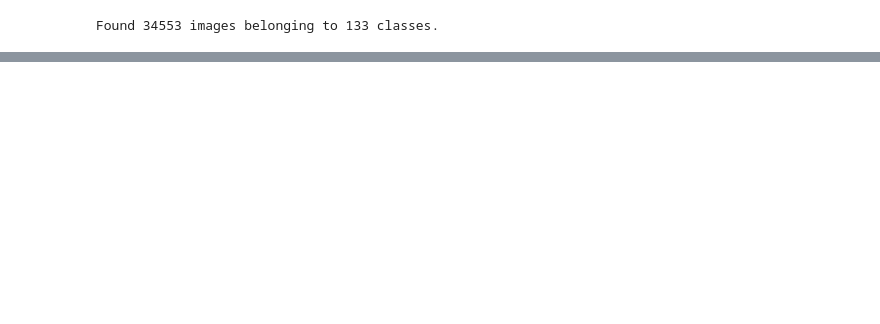
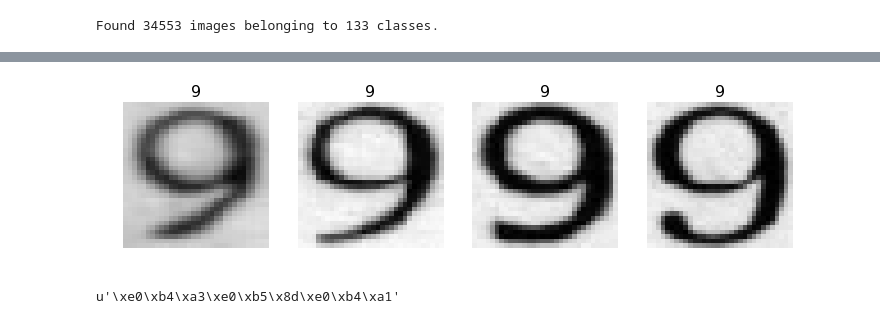
Before and after one commit to amrithm98/Malayalam-Character-Recognition, a Jupyter notebook: Malayalam-Character-Recognition.ipynb, the cells around one changed output, grey strips where cells are left out. Cells and saved outputs as stored; diff of their text form; code cells hidden in the pictures; blank space fills up the shorter version.

```diff
--- a/Malayalam-Character-Recognition.ipynb
+++ b/Malayalam-Character-Recognition.ipynb
@@ -36,0 +124,13 @@ Found 34553 images belonging to 133 classes.
+# %%
+def random_data(folders):
+    random_idx=random.sample(range(0, 133), 4)
+    folders=np.asarray(folders)
+    rand_folders=folders[random_idx]
+    filenames=[]
+    titles=[]
+    for f in rand_folders:
+        filenames+=[dict_133[f][0]]
+        titles+=[f]
+    return filenames,titles
+# %%
+filenames,titles=random_data(folders)
@@ -36,0 +148,10 @@ Found 34553 images belonging to 133 classes.
+# %%
+filenames=['9_imageresized_0.jpg','9_imageresized_134.jpg','9_imageresized_169.jpg','9_imageresized_202.jpg','9_imageresized_33.jpg','9_imageresized_68.jpg']
+# %%
+def plots_idx(idx, titles=None):
+    plots([image.load_img(DATA_HOME_DIR+"/datasetCreation/9/" + filenames[i]) for i in idx], titles=titles)
+n_view=4
+# %%
+plots_idx([0,1,2,3],[9,9,9,9])
+# %% [output]
+[figure, added]
@@ -37,3 +160,7 @@ Found 34553 images belonging to 133 classes.
+# %%
+un
+# %% [output]
+u'\xe0\xb4\xa3\xe0\xb5\x8d\xe0\xb4\xa1'
 # %%
 def create_model():
 
```
Also changed, not shown: parts of 21 cells of this notebook, 6 other files.
